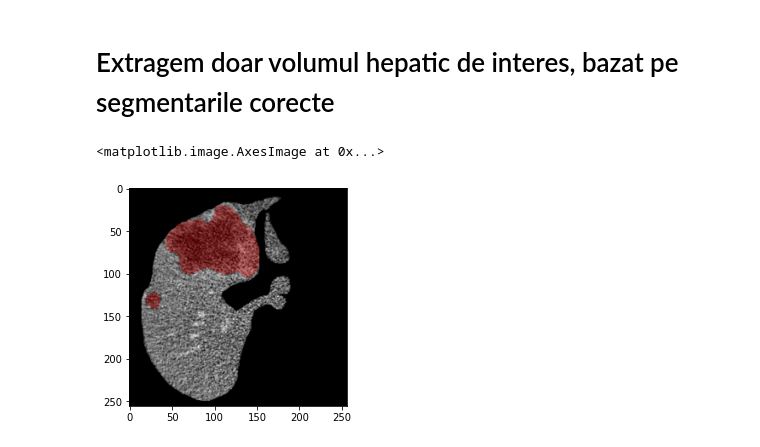
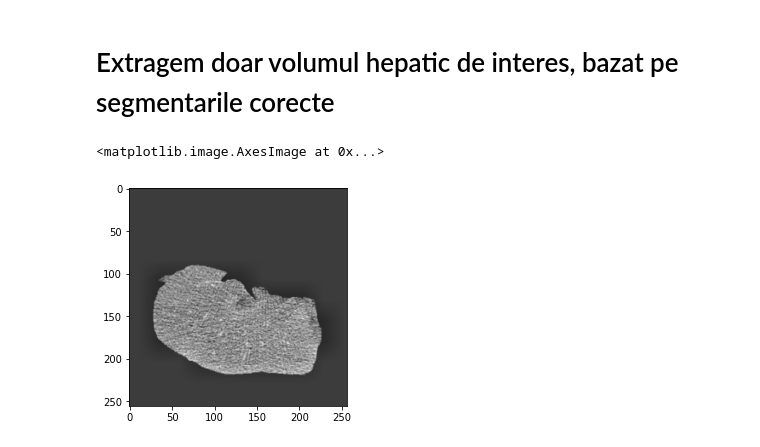
Before and after one commit to StanciulescuAndrei/LicentaUPB, a Jupyter notebook: DatasetManipulator/ExtractLiverVolumes.ipynb, the cells around one changed output. Saved outputs shown, nothing was run; the diff lists cells and outputs as text; code cells hidden in the pictures.

Commit message:
Egalizarea adaptiva a histogramei

```diff
--- a/DatasetManipulator/ExtractLiverVolumes.ipynb
+++ b/DatasetManipulator/ExtractLiverVolumes.ipynb
@@ -16,12 +17,12 @@ import torchvision
 from skimage.measure import label, regionprops
 # %%
-root_dir = "G:/MachineLearning/training-batch-1/training/"
+root_dir = "G:/MachineLearning/training-batch-1/testing/"
+out_dir = "G:/MachineLearning/lesion-database/testing/"
 image_files = sorted(glob.glob(root_dir + 'volume*.nii'))
 mask_files = sorted(glob.glob(root_dir + 'segmentation*.nii'))
 # %%
-out_dir = "G:/MachineLearning/lesion-database/training/"
 
-window_min = 0
+window_min = -250
 window_max = 250
 
 downsample = torchvision.transforms.Compose(
@@ -49,6 +50,8 @@ for i in tqdm(range(num_img)):
     image_data = np.multiply(image_data, liver_mask)
     num_slices = image_data.shape[2] # 512 x 512 x num_slices
 
+    # print(f"Mean: {np.mean(image_data[image_data > 0].flatten())}, Std: {np.std(image_data[image_data > 0].flatten())}")
+
     props = regionprops(liver_mask)
     (minx, miny, minz, maxx, maxy, maxz) = props[0].bbox
 
@@ -66,6 +69,12 @@ for i in tqdm(range(num_img)):
         slc[slc < window_min] = window_min
         slc[slc > window_max] = window_max
         slc = (slc - window_min) / (window_max - window_min)
+
+        if np.max(slc.flatten()) > 0.001:
+            mean = np.mean(slc[slc > 0].flatten())
+            slc[slc < 0.01] = mean
+            slc = exposure.equalize_adapthist(slc, kernel_size=32, clip_limit=0.005)
+
         slc = downsample(slc.astype(np.float32)).numpy()
         slc.astype(np.float16).tofile(out_dir + "images/" + os.path.splitext(os.path.basename(image_files[i]))[0] + ("-%04d.ct" % j))
 
@@ -75,15 +84,15 @@ for i in tqdm(range(num_img)):
         slc = downsample_mask(slc.astype(np.float32)).numpy()
         slc.astype(np.float16).tofile(out_dir + "masks/" + os.path.splitext(os.path.basename(image_files[i]))[0] + ("-%04d.ct" % j))
 # %%
-test_image = np.fromfile(out_dir + "images/volume-100-0516.ct", dtype=np.float16)
+test_image = np.fromfile(out_dir + "images/volume-2-0446.ct", dtype=np.float16)
 test_image = torch.tensor(np.squeeze(test_image).reshape((256, 256)))
 
-test_mask = np.fromfile(out_dir + "masks/volume-100-0516.ct", dtype=np.float16)
+test_mask = np.fromfile(out_dir + "masks/volume-2-0446.ct", dtype=np.float16)
 test_mask = torch.tensor(np.squeeze(test_mask).reshape((256, 256)))
 
 img = torchvision.utils.draw_segmentation_masks((test_image*255).repeat(3, 1, 1).type(torch.uint8),
-                                                (test_mask).type(torch.bool), 0.3, "red")
+                                                (test_mask).type(torch.bool), 0.0, "red")
 plt.imshow(torch.permute(img, (2, 1, 0)))
 # %% [output]
 <matplotlib.image.AxesImage at 0x...>
-[figure, old version]
+[figure, new version]
```
Also changed, not shown: parts of 1 cell of this notebook.
